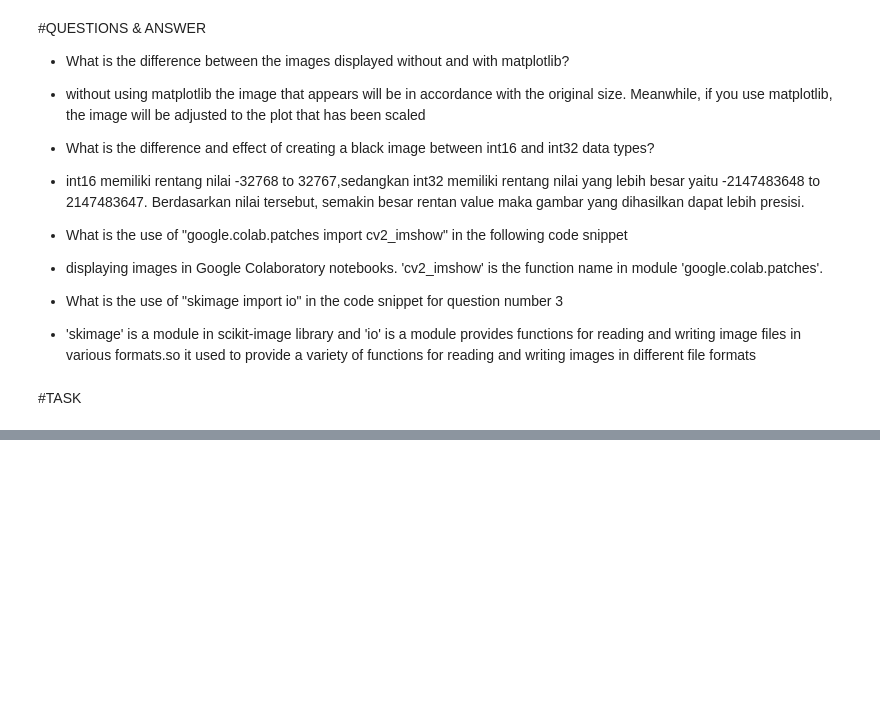
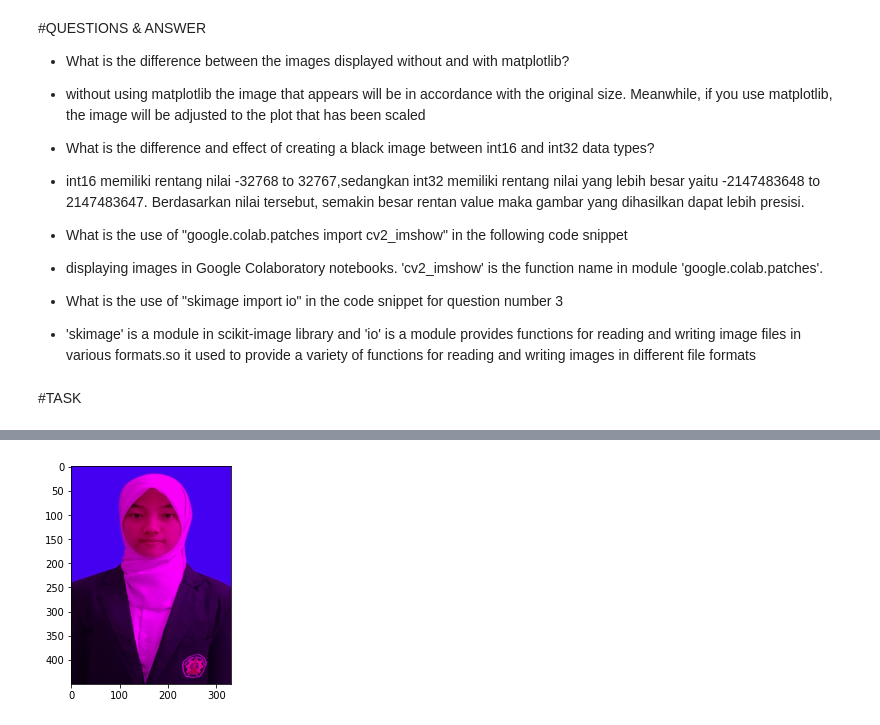
Before and after one commit to noora20FH/PCVK, a Jupyter notebook: week2.ipynb, the cells around one changed output, grey strips where cells are left out. Cells and saved outputs as stored; diff of their text form; code cells hidden in the pictures; blank space fills up the shorter version.

```diff
--- a/week2.ipynb
+++ b/week2.ipynb
@@ -162,0 +215,14 @@ plt.imshow(black_image2)
+# %%
+#use NumPy indexing
+#index 0 = red; 1=green, 2= blue
+
+# Extract green and blue channels
+green_blue_image = np.zeros_like(img6)
+green_blue_image[:, :, 0] = img6[:, :, 0]  # Red channel
+green_blue_image[:, :, 2] = img6[:, :, 2]  # Blue channel
+
+# Display green-blue image using plt.imshow
+plt.imshow(green_blue_image)
+plt.show()
+# %% [output]
+[figure, added]
```
Also changed, not shown: parts of 21 cells of this notebook.
